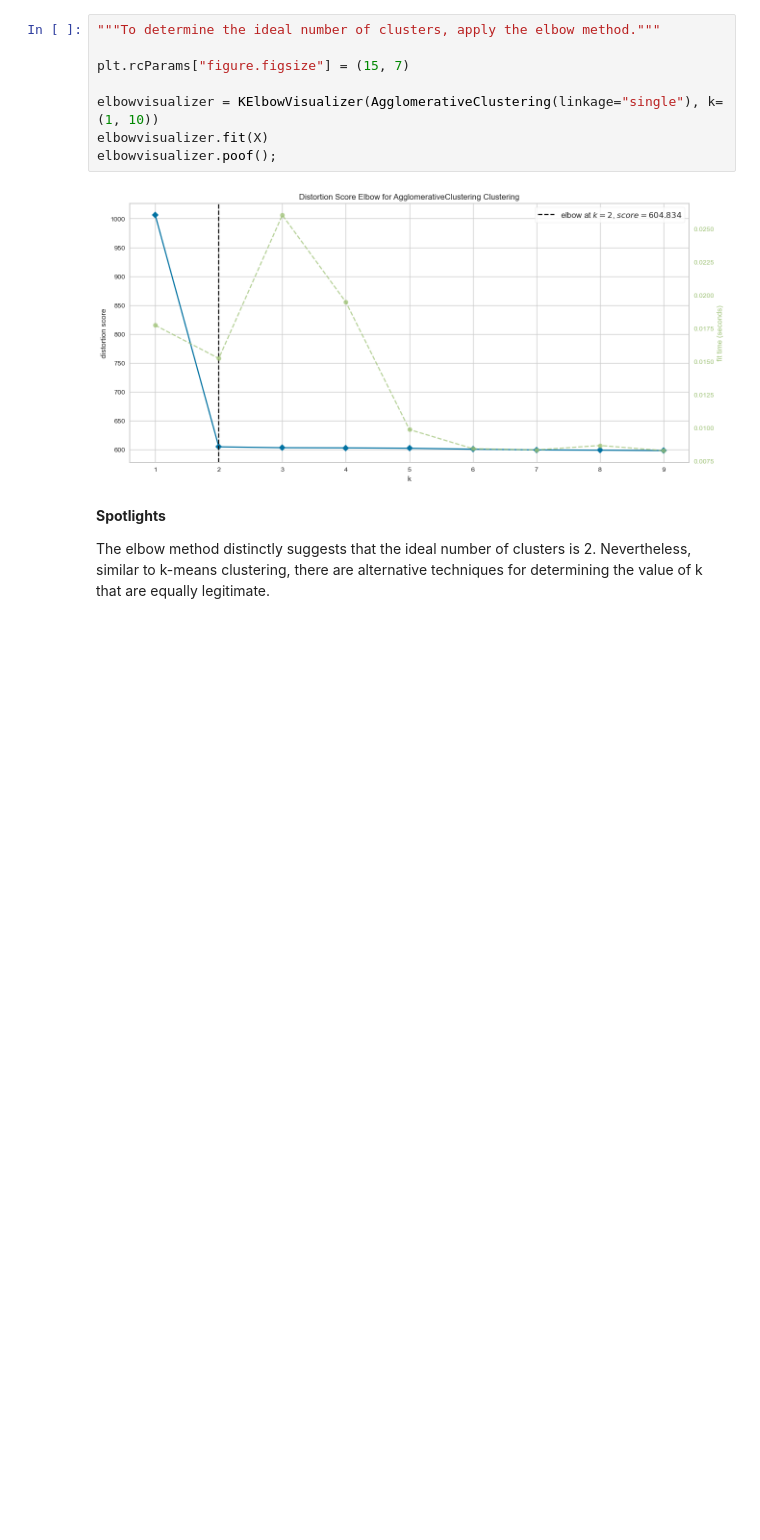
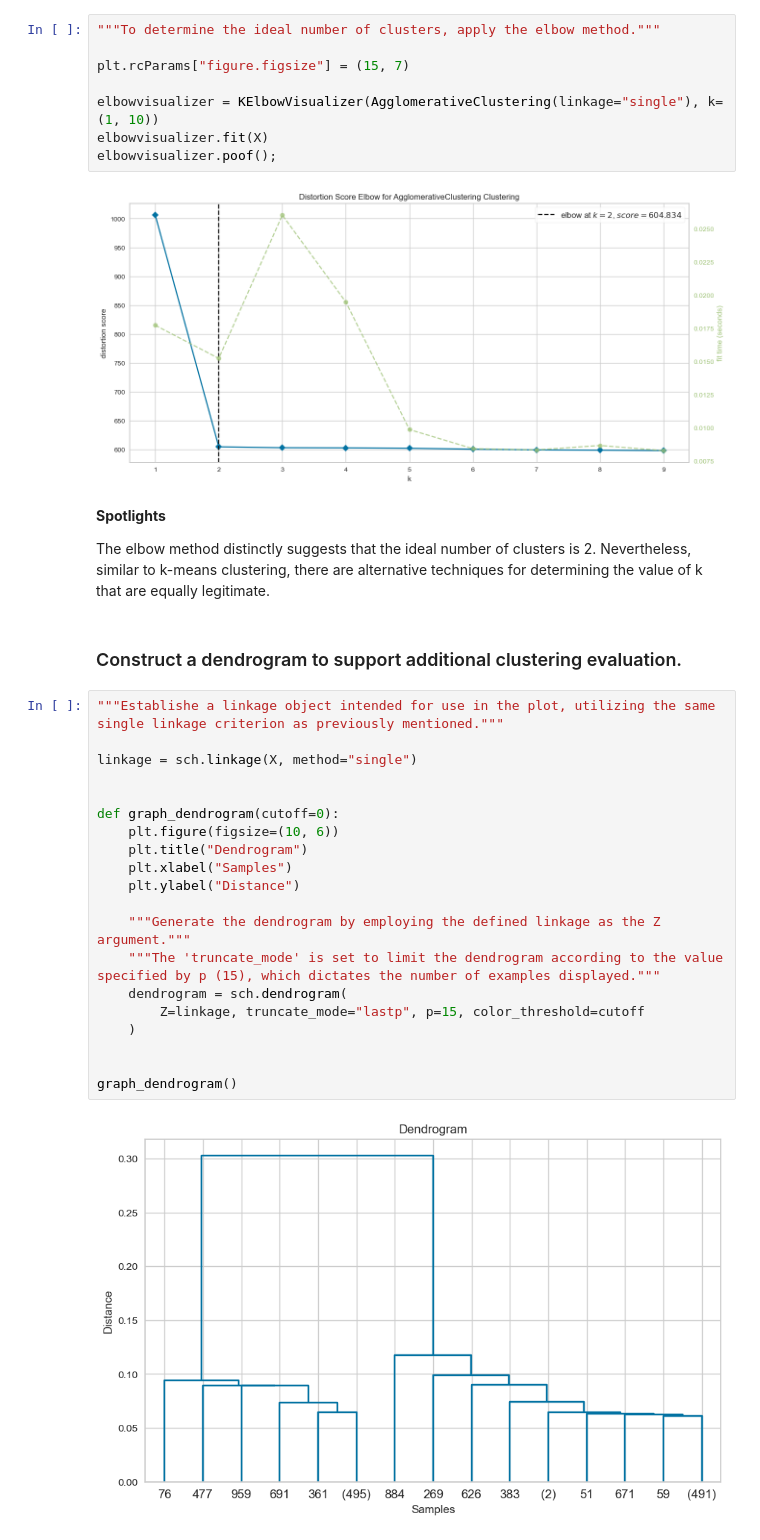
Before and after one commit to tyrantdavis/Hierarchical-Clustering-Model, a Jupyter notebook: hierarchical-clustering-moons.ipynb, the cells around one changed output. Drawn from its saved outputs; the diff is of its cells as text; blank space fills up the shorter version.

Commit message:
Develop a dendrogram.
Facilitate further assessment of clustering effectiveness.

```diff
--- a/hierarchical-clustering-moons.ipynb
+++ b/hierarchical-clustering-moons.ipynb
@@ -234,3 +234,27 @@ elbowvisualizer.poof();
 **Spotlights**
 
 The elbow method distinctly suggests that the ideal number of clusters is 2. Nevertheless, similar to k-means clustering, there are alternative techniques for determining the value of k that are equally legitimate.
+# %% [markdown]
+### Construct a dendrogram to support additional clustering evaluation.
+# %%
+"""Establishe a linkage object intended for use in the plot, utilizing the same single linkage criterion as previously mentioned."""
+
+linkage = sch.linkage(X, method="single")
+
+
+def graph_dendrogram(cutoff=0):
+    plt.figure(figsize=(10, 6))
+    plt.title("Dendrogram")
+    plt.xlabel("Samples")
+    plt.ylabel("Distance")
+
+    """Generate the dendrogram by employing the defined linkage as the Z argument."""
+    """The 'truncate_mode' is set to limit the dendrogram according to the value specified by p (15), which dictates the number of examples displayed."""
+    dendrogram = sch.dendrogram(
+        Z=linkage, truncate_mode="lastp", p=15, color_threshold=cutoff
+    )
+
+
+graph_dendrogram()
+# %% [output]
+[figure, added]
```
Also changed, not shown: parts of 4 cells of this notebook.
